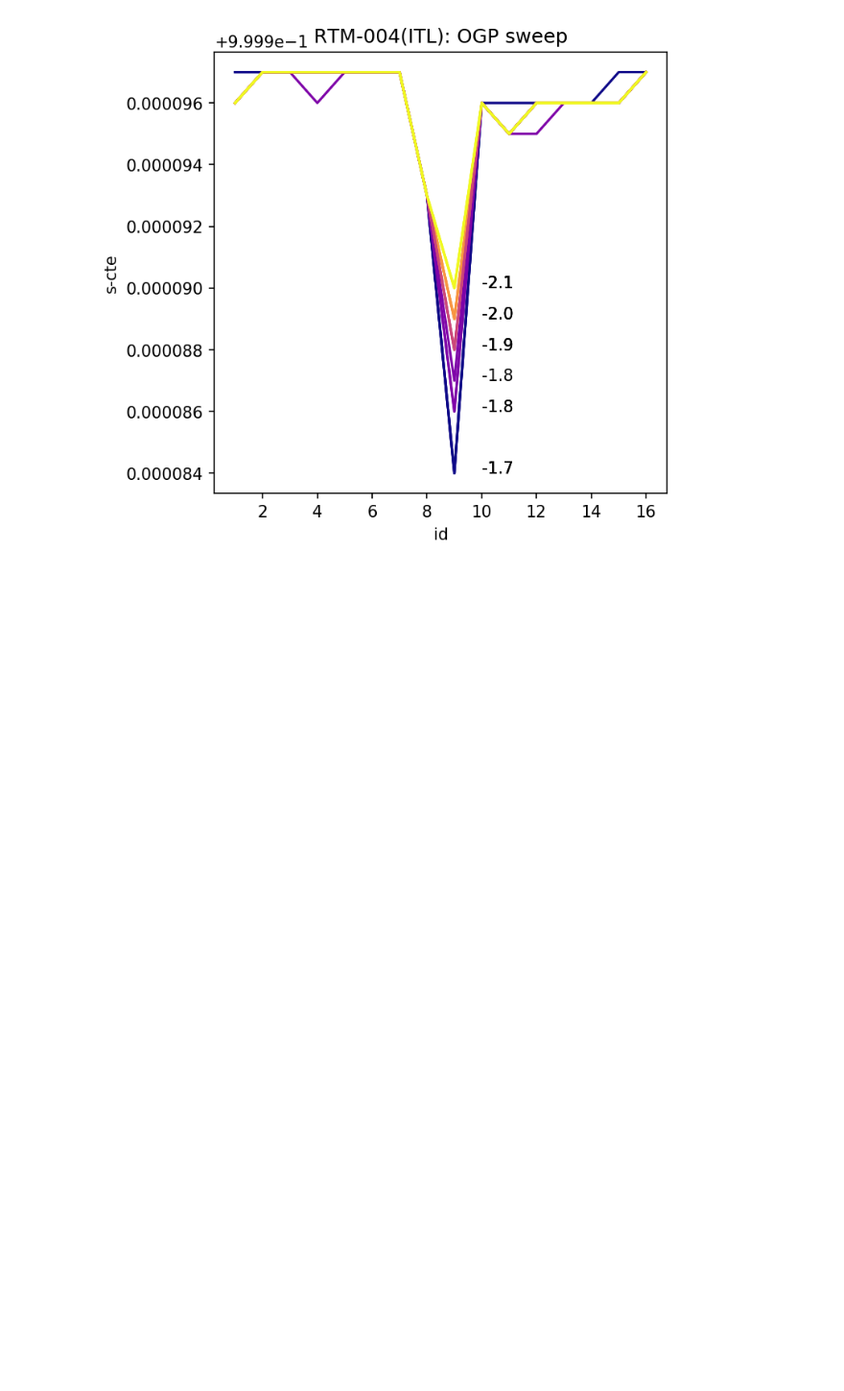
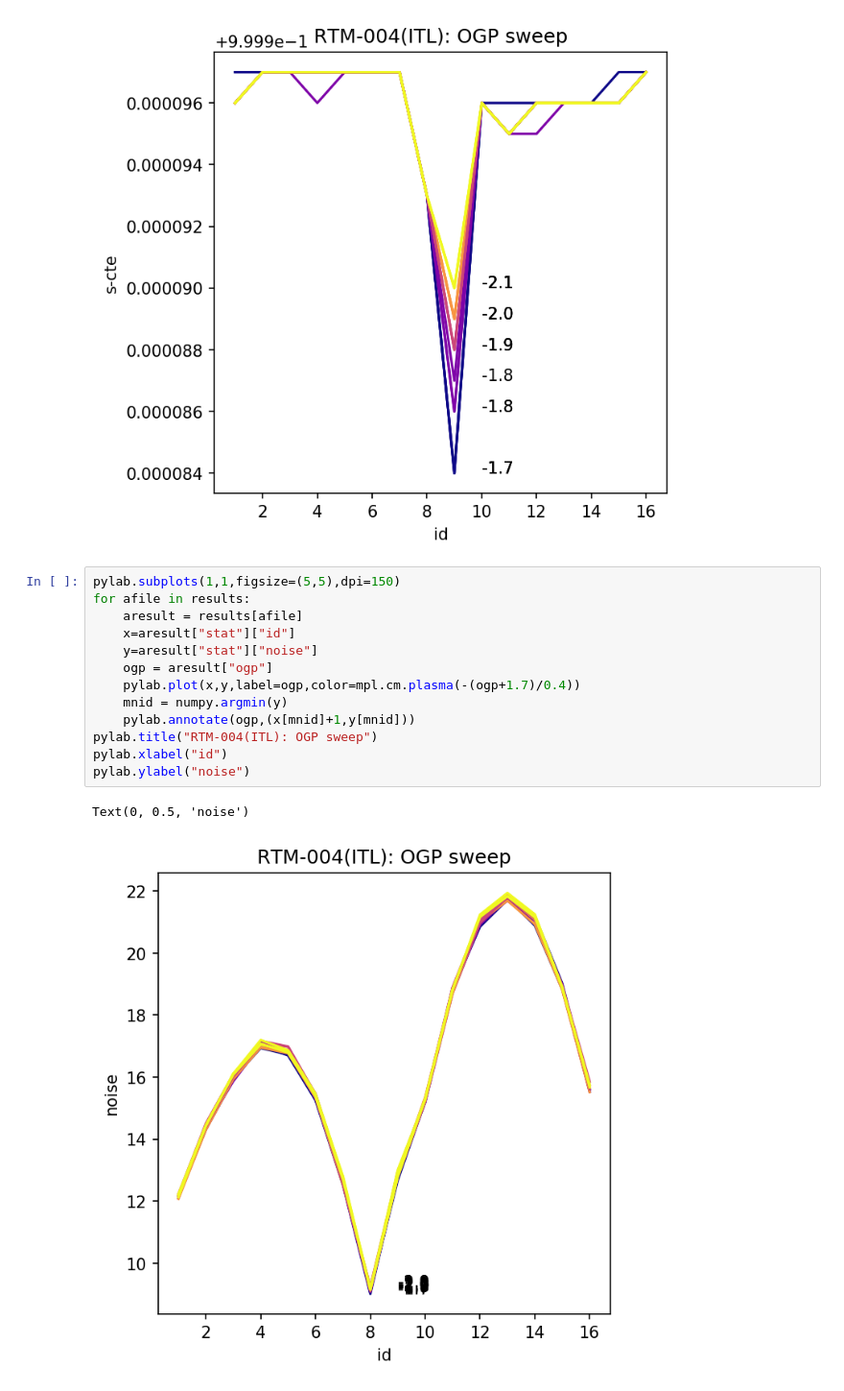
Before and after one commit to youtsumi/Summer2020, a Jupyter notebook: loopimstat.ipynb, the cells around one changed output. Shown at 96% size. Cells and saved outputs as stored; diff of their text form; blank space fills up the shorter version.

```diff
--- a/loopimstat.ipynb
+++ b/loopimstat.ipynb
@@ -42,3 +62,19 @@ pylab.ylabel("s-cte")
 # %% [output]
 Text(0, 0.5, 's-cte')
 [figure]
+# %%
+pylab.subplots(1,1,figsize=(5,5),dpi=150)
+for afile in results:
+    aresult = results[afile]
+    x=aresult["stat"]["id"]
+    y=aresult["stat"]["noise"]
+    ogp = aresult["ogp"]
+    pylab.plot(x,y,label=ogp,color=mpl.cm.plasma(-(ogp+1.7)/0.4))
+    mnid = numpy.argmin(y)
+    pylab.annotate(ogp,(x[mnid]+1,y[mnid]))
+pylab.title("RTM-004(ITL): OGP sweep")
+pylab.xlabel("id")
+pylab.ylabel("noise")
+# %% [output]
+Text(0, 0.5, 'noise')
+[figure, added]
```
Also changed, not shown: parts of 5 cells of this notebook.
